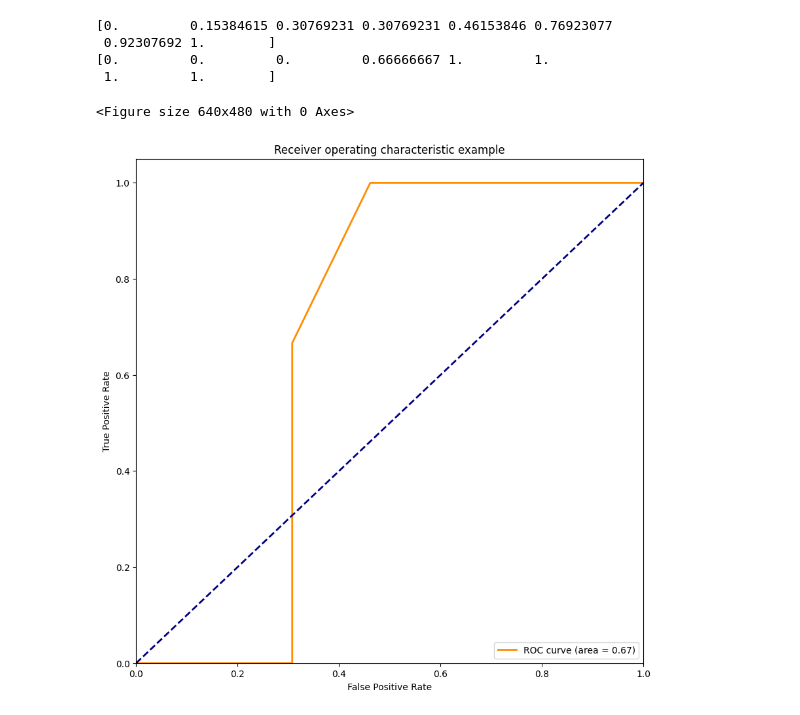
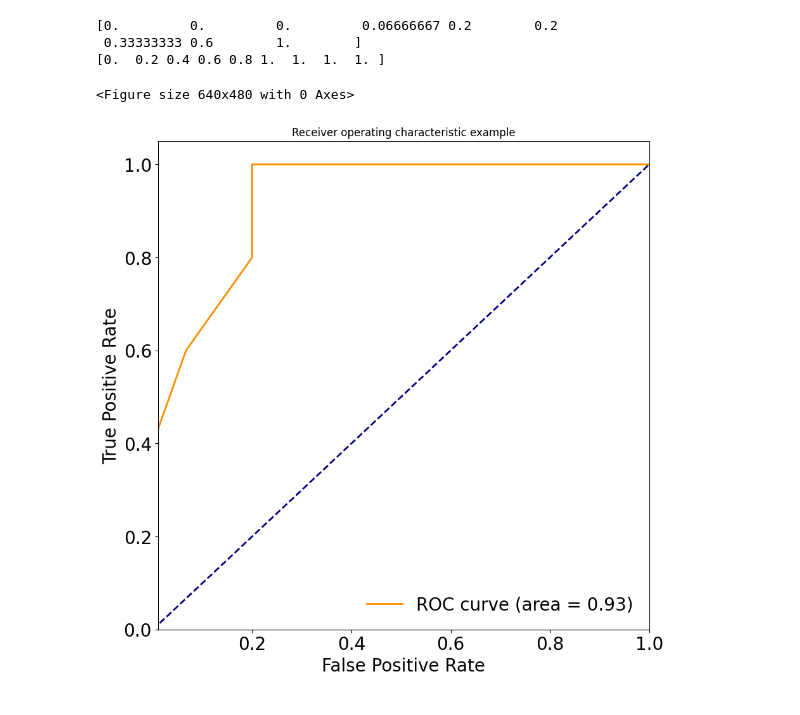
Before and after one commit to lsy123lsy/classification, a Jupyter notebook: 二分类代码.ipynb, the cells around one changed output. Cells and saved outputs as stored; diff of their text form; code cells hidden in the pictures.

```diff
--- a/二分类代码.ipynb
+++ b/二分类代码.ipynb
@@ -29,7 +29,7 @@ data=pd.DataFrame(pd.read_csv(dataset))
 # %%
 X = data.values[:, :-1]
 y = data.values[:, -1]
-X_train, X_test, y_train, y_test=train_test_split(X, y, test_size=0.2, random_state=1)
+X_train, X_test, y_train, y_test=train_test_split(X, y, test_size=0.25, random_state=1)
 
 
 for i in range(X_train.shape[1]):
@@ -45,11 +45,11 @@ from sklearn.model_selection import train_test_split
 
 
 param_grid = {
-    'n_estimators': [50,80,100,120],
-    'max_depth': [6, 7],
-    'min_samples_split': [2],
+    'n_estimators': [30,40,50,80],
+    'max_depth': [3,4,6,8],
+    'min_samples_split': [2,3],
     'min_samples_leaf': [1, 2, 4],
-    'max_features':[1,2],
+    'max_features':[1,2,3,4],
     'random_state':[0,1]
 }
 
@@ -197,10 +194,10 @@ et_clf = ExtraTreesClassifier()
 
 # Define the parameters to search
 params = {
-    'n_estimators': [2,50,100, 200],
-    'max_depth': [None, 5, 7,10],
-    'min_samples_split': [2, 5],
-    'min_samples_leaf': [1, 2, 4],
+    'n_estimators': [2,40,50,60,100],
+    'max_depth': [None, 2,3,5, 7],
+    'min_samples_split': [1,2, 3,5],
+    'min_samples_leaf': [1, 2, 4,5],
     'max_features': ['sqrt', 'log2', None]
 }
 
@@ -224,30 +238,33 @@ clf=ExtraTreesClassifier(n_estimators=2, max_depth=None,min_samples_split=2, ran
+# %%
+clf=ExtraTreesClassifier(n_estimators=2, max_depth=4,min_samples_split=2,max_features='sqrt',min_samples_leaf=1)
 # %%
 #画出ROC曲线 ExtraTrees test
 y_score = clf.fit(X, y).predict_proba(X_test)
 fpr,tpr,threshold = roc_curve(y_test, y_score[:, 1])
 roc_auc = auc(fpr,tpr)
 plt.figure()
 lw = 2
 plt.figure(figsize=(10,10))
 plt.plot(fpr, tpr, color='darkorange',
          lw=lw, label='ROC curve (area = %0.2f)' % roc_auc) ###假正率为横坐标，真正率为纵坐标做曲线
 print(fpr)
 print(tpr)
 plt.plot([0, 1], [0, 1], color='navy', lw=lw, linestyle='--')
-plt.xlim([0.0, 1.0])
-plt.ylim([0.0, 1.05])
-plt.xlabel('False Positive Rate')
-plt.ylabel('True Positive Rate')
+plt.xlim([0.01, 1.0])
+plt.ylim([0, 1.05])
+plt.xlabel('False Positive Rate',fontsize=20)
+plt.ylabel('True Positive Rate',fontsize=20)
+plt.xticks(fontsize=20)
+plt.yticks(fontsize=20)
 plt.title('Receiver operating characteristic example')
-plt.legend(loc="lower right")
+plt.legend(loc="lower right",fontsize=20,frameon=False)
 plt.show()
 # %% [output]
-[0.         0.15384615 0.30769231 0.30769231 0.46153846 0.76923077
- 0.92307692 1.        ]
-[0.         0.         0.         0.66666667 1.         1.
- 1.         1.        ]
+[0.         0.         0.         0.06666667 0.2        0.2
+ 0.33333333 0.6        1.        ]
+[0.  0.2 0.4 0.6 0.8 1.  1.  1.  1. ]
 <Figure size 640x480 with 0 Axes>
-[figure, old version]
+[figure, new version]
 # %%
 #画出混淆矩阵 ExtraTrees
 clf.fit(X, y)
```
Also changed, not shown: parts of 39 cells of this notebook.
